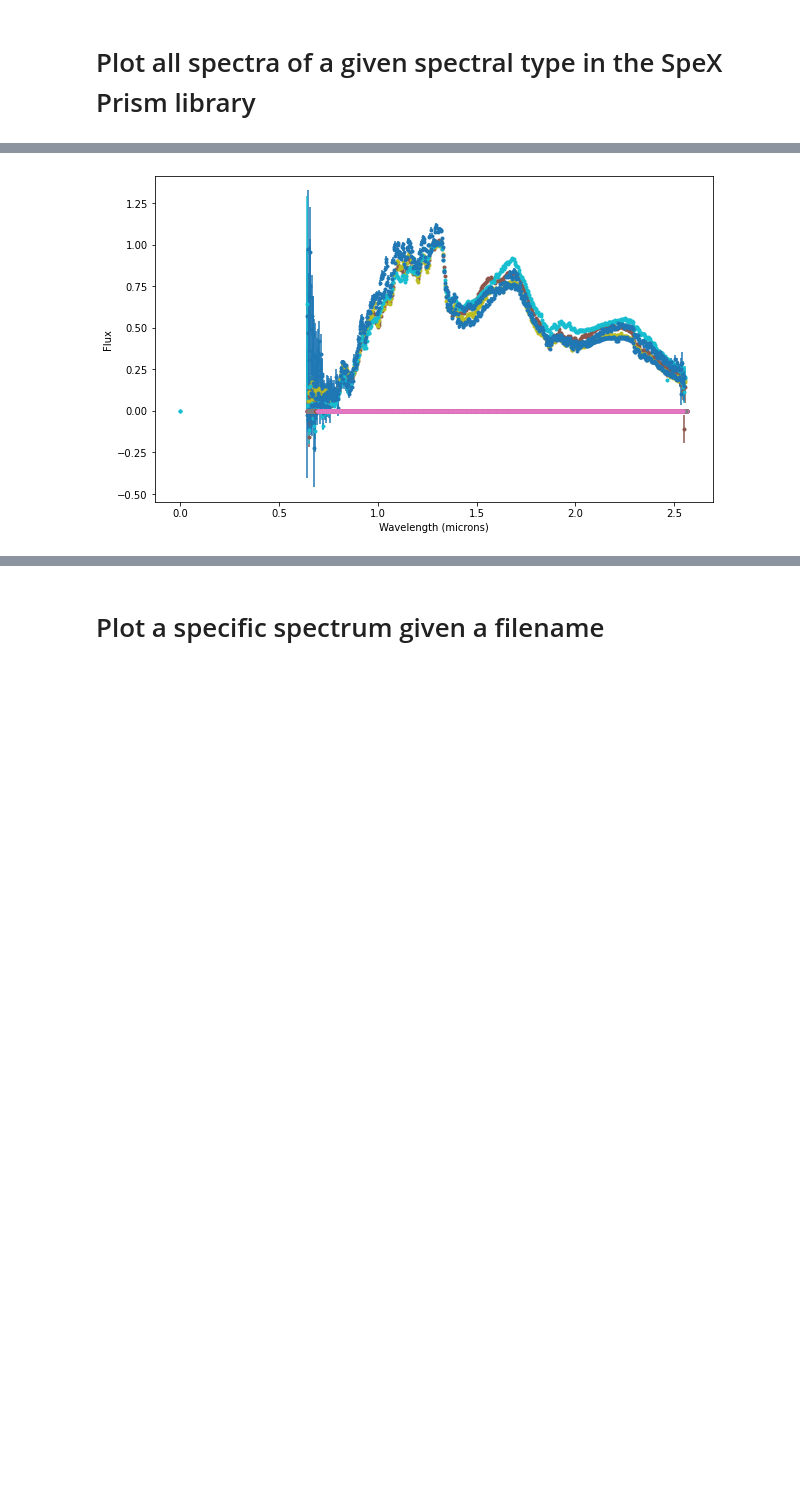
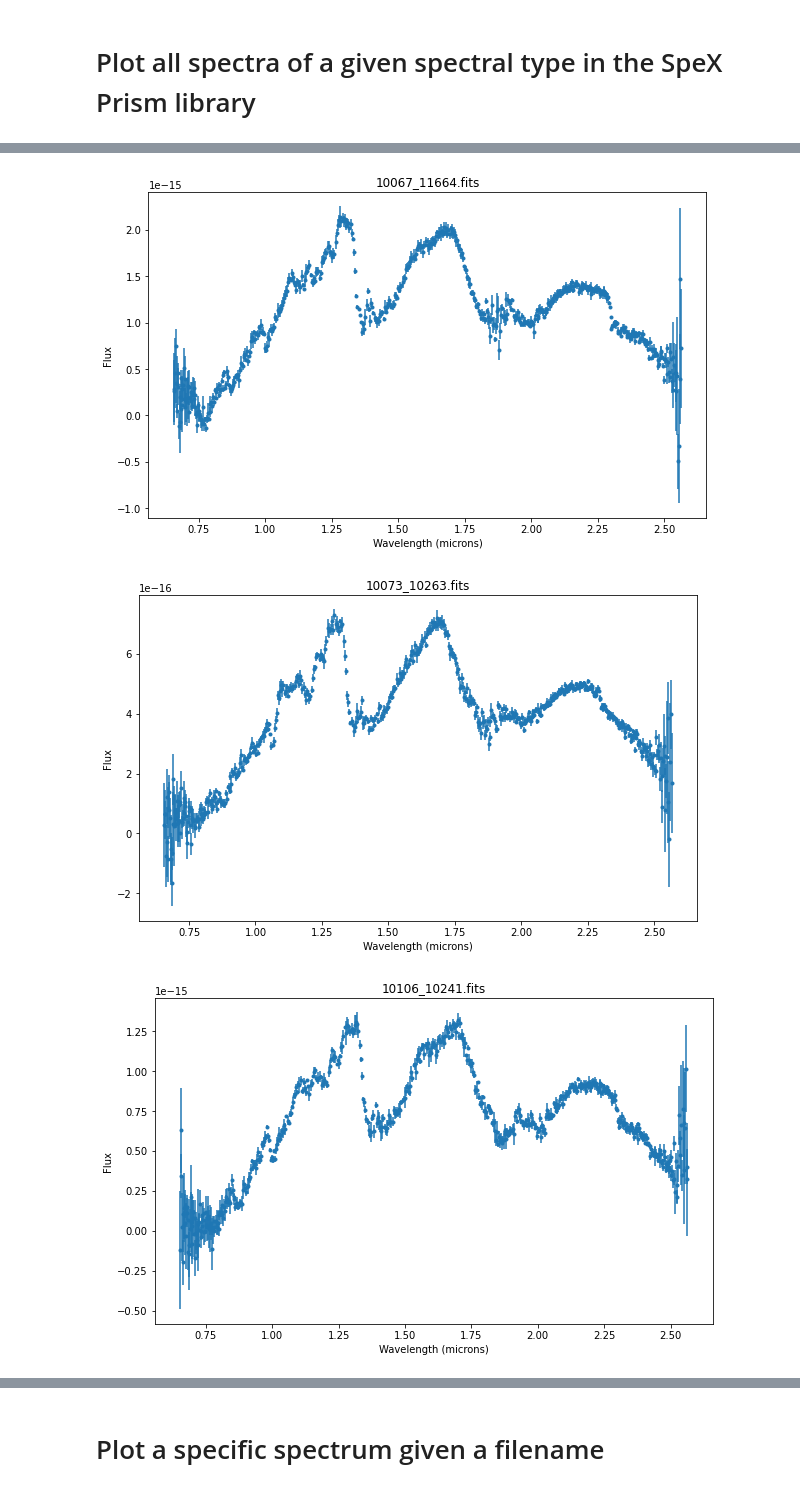
Before and after one commit to apaiasno/LamatProject2023, a Jupyter notebook: Starter_Notebook.ipynb, the cells around one changed output, grey strips where cells are left out. Drawn from its saved outputs; the diff is of its cells as text; code cells hidden in the pictures; blank space fills up the shorter version.

```diff
--- a/Starter_Notebook.ipynb
+++ b/Starter_Notebook.ipynb
@@ -50,13 +60,16 @@ T9
 # %%
-SpT = 'L0'
-wavs, fluxes, errs = SPL.get_all_SpT(SpT)
+SpT = 'L8'
+filenames = SPL.list_SpT_filenames(SpT)
 
-plt.figure(figsize=(10,6))
 for i in range(len(wavs)):
+    wav, flux, err, _ = SPL.read_spectrum(filenames[i])
+    plt.figure(figsize=(10,6))
     plt.errorbar(wavs[i], fluxes[i], errs[i], fmt='.')
-
-plt.xlabel('Wavelength (microns)')
-plt.ylabel('Flux')
-plt.show()
+    plt.xlabel('Wavelength (microns)')
+    plt.ylabel('Flux')
+    plt.title(filenames[i])
+    plt.show()
 # %% [output]
-[figure, old version]
+[figure, new version]
+[figure, added]
+[figure, added]
```
Also changed, not shown: parts of 4 cells of this notebook, 1 other file.
